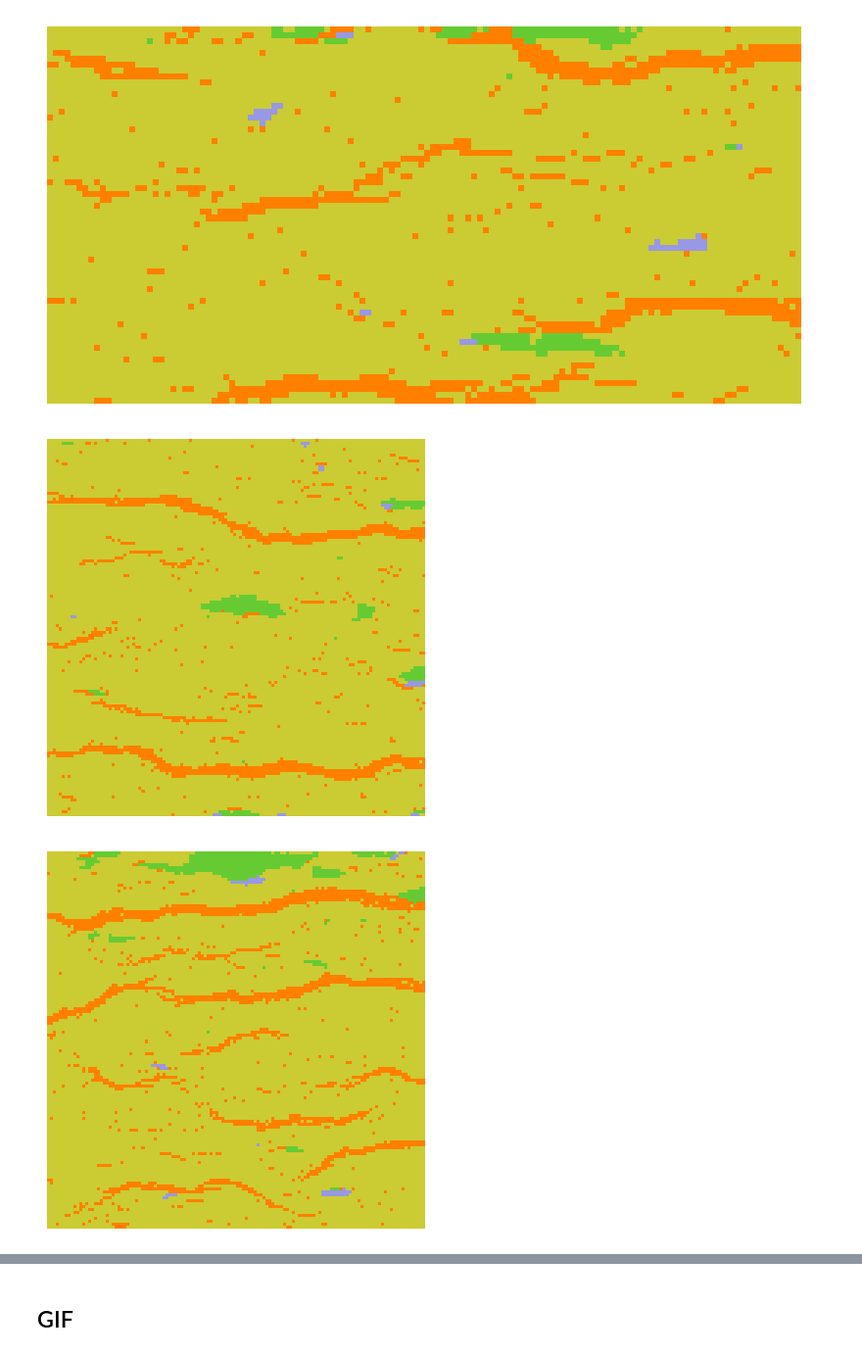
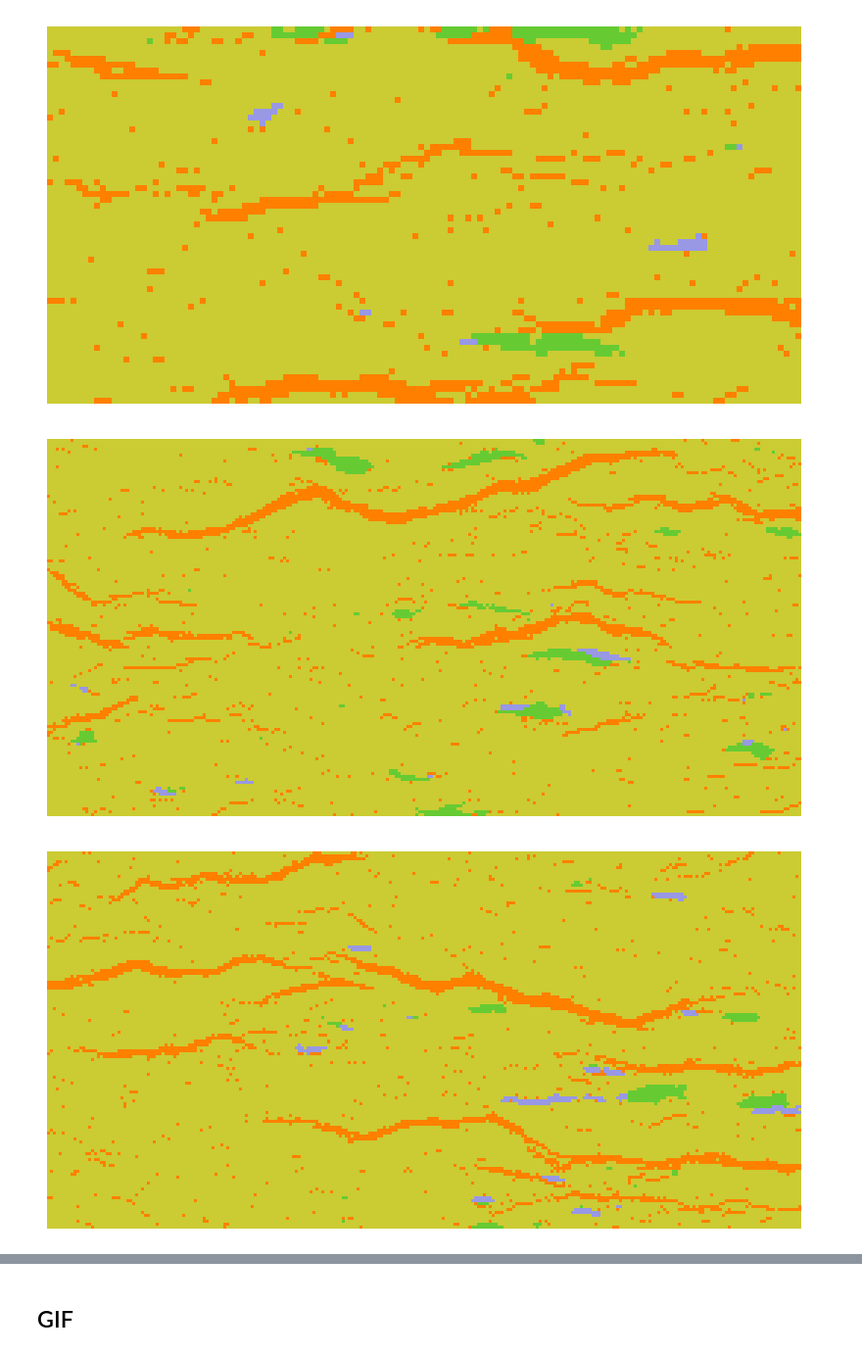
Before and after one commit to Pumafi/dl_spatial_gen_geol_facies, a Jupyter notebook: stationary_ddim.ipynb, the cells around one changed output, grey strips where cells are left out. Shown: that part at 98% size. Drawn from its saved outputs; the diff is of its cells as text; code cells hidden in the pictures.

```diff
--- a/stationary_ddim.ipynb
+++ b/stationary_ddim.ipynb
@@ -755,16 +755,16 @@ sampler = ddpm_sampler #@param ['ddpm_sampler', 'pc_sampler'] {'type': 'raw'}
 ## Generate samples using the specified sampler.
 samples, samples_list = sampler(model,
                                 img_embed_size,
-                                (128, 128),
+                                (128, 256),
                                 sample_batch_size,)
 # %%
 for i in range(sample_batch_size):
     plt.figure(figsize=(10, 5))
     plt.axis('off')
 
-    plt.imshow(np.argmax(samples[i].numpy(), axis=-1).reshape((128, 128)),
+    plt.imshow(np.argmax(samples[i].numpy(), axis=-1).reshape((128, 256)),
                 interpolation='nearest', cmap=cmap, norm=norm)
     plt.show()
 # %% [output]
-[figure, old version]
+[figure, new version]
-[figure, old version]
+[figure, new version]
```
Also changed, not shown: parts of 2 cells of this notebook.
